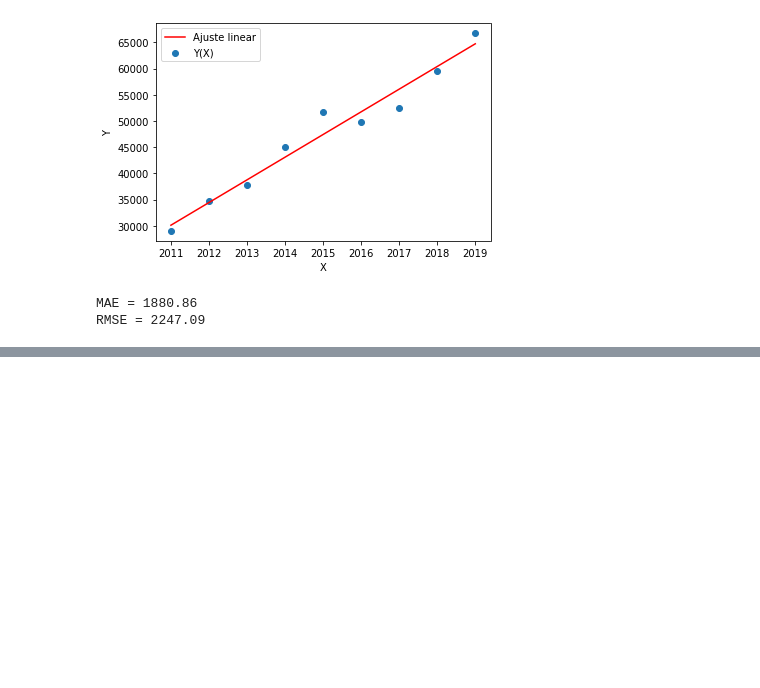
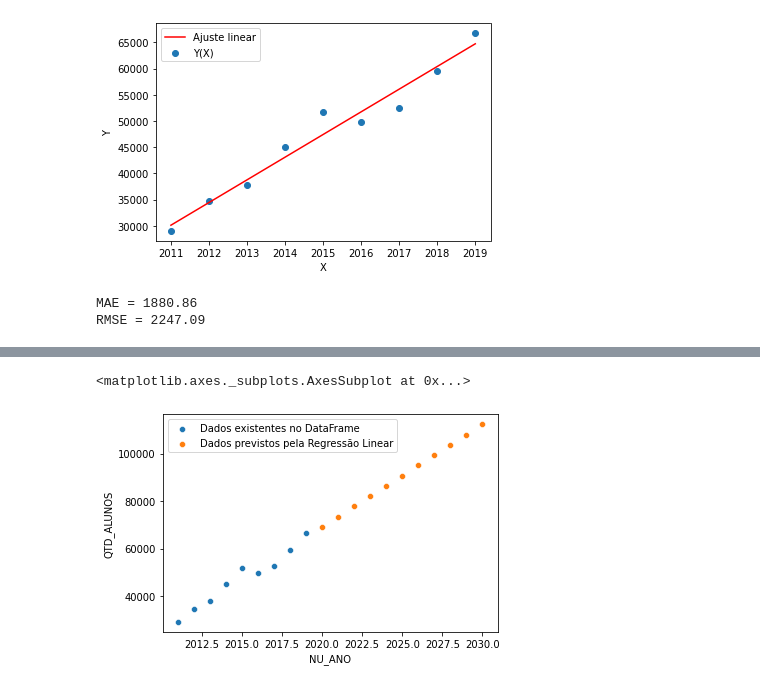
Before and after one commit to roxacarv/edulearn, a Jupyter notebook: regressão_linear/regressão_edulearn.ipynb, the cells around one changed output, grey strips where cells are left out. Cells and saved outputs as stored; diff of their text form; code cells hidden in the pictures; blank space fills up the shorter version.

Commit message:
Criando os graficos para visualização da previsão nos anos futuros

```diff
--- a/regressão_linear/regressão_edulearn.ipynb
+++ b/regressão_linear/regressão_edulearn.ipynb
@@ -90,6 +86,7 @@ Index(['NU_ANO_CENSO', 'QNT_DE_ALUNOS'], dtype='object')
 # %%
 x = df_alunos_anos['NU_ANO_CENSO'].values
-Y = df_alunos_anos['QNT_DE_ALUNOS'].values
+x = x.reshape(-1, 1)
+y = df_alunos_anos['QNT_DE_ALUNOS'].values
 # %%
 plt.scatter(x,y,label='QNT_DE_ALUNOS(NU_ANO_CENSO)');
 plt.xlabel('NU_ANO_CENSO');
@@ -104,4 +99,4 @@ X = x.reshape(-1, 1)
 # %%
-modelo.fit(X,Y)
+modelo.fit(x,y)
 # %% [output]
 LinearRegression(copy_X=True, fit_intercept=True, n_jobs=None, normalize=False)
@@ -128 +119,6 @@ reta = coef_angular*X+coef_linear
+# %%
+def predição(x):
+  global coef_angular
+  global coef_linear
+  return coef_angular*x + coef_linear
 # %%
@@ -175,0 +143,7 @@ Index(['NU_ANO_CENSO_x', 'CO_IES_x', 'CO_CURSO', 'TP_COR_RACA', 'TP_SEXO',
+# %%
+x = x.reshape(9,)
+a = [[x[i], y[i]] for i in range(len(x))]
+for i in range(2020, 2031): #adicionando a lista os anos futuros
+  a.append([i, int(predição(i))])
+df_qtd_aluno_ano = pd.DataFrame(data=a, columns=['NU_ANO', 'QTD_ALUNOS'])
+df_qtd_aluno_ano
@@ -175,0 +168,6 @@ Index(['NU_ANO_CENSO_x', 'CO_IES_x', 'CO_CURSO', 'TP_COR_RACA', 'TP_SEXO',
+# %%
+sns.scatterplot(x='NU_ANO', y='QTD_ALUNOS', data=df_qtd_aluno_ano.loc[0:8], label='Dados existentes no DataFrame ');
+sns.scatterplot(x='NU_ANO', y='QTD_ALUNOS', data=df_qtd_aluno_ano.loc[9:19], label='Dados previstos pela Regressão Linear')
+# %% [output]
+<matplotlib.axes._subplots.AxesSubplot at 0x...>
+[figure, added]
```
Also changed, not shown: parts of 12 cells of this notebook.
